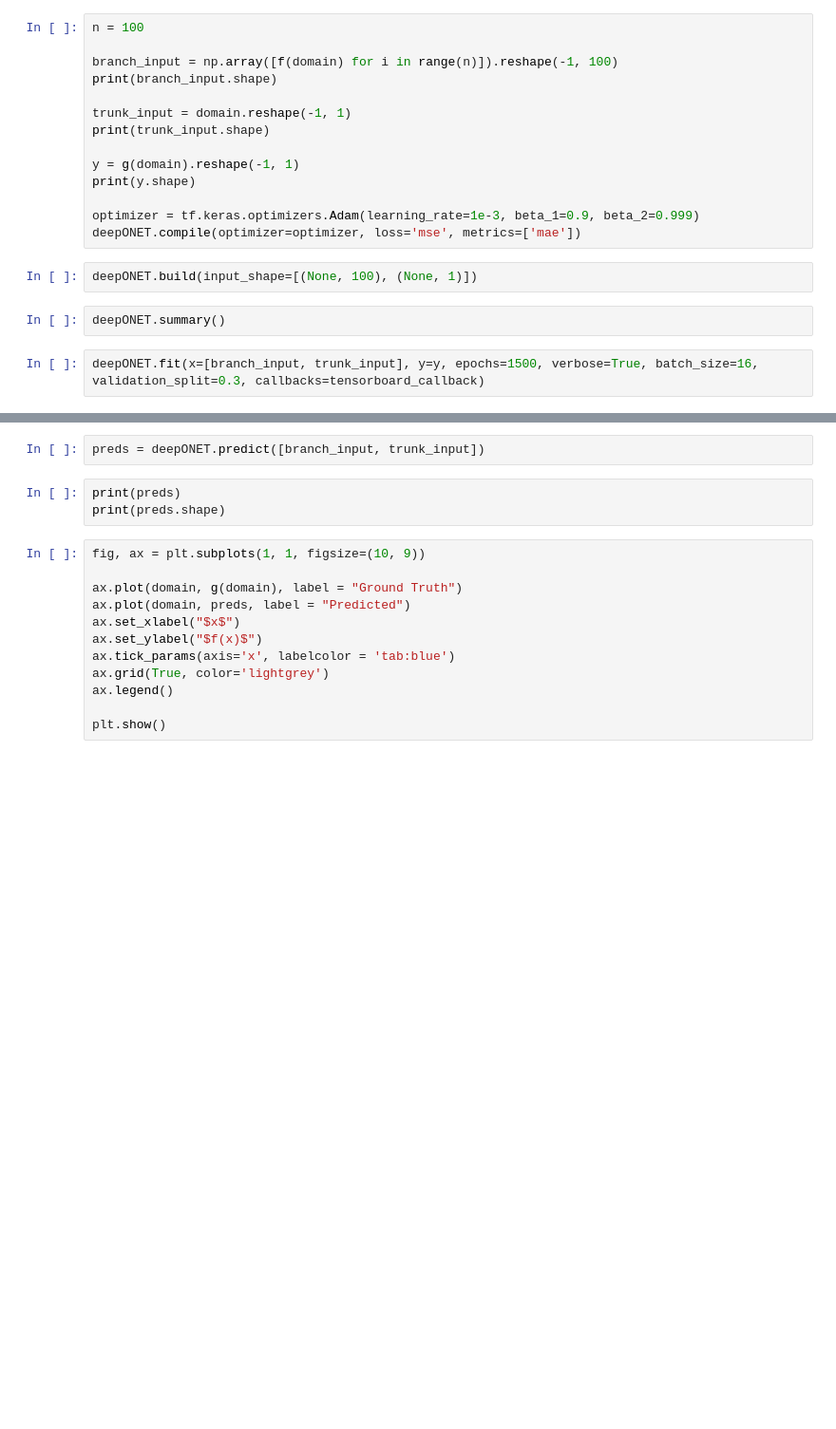
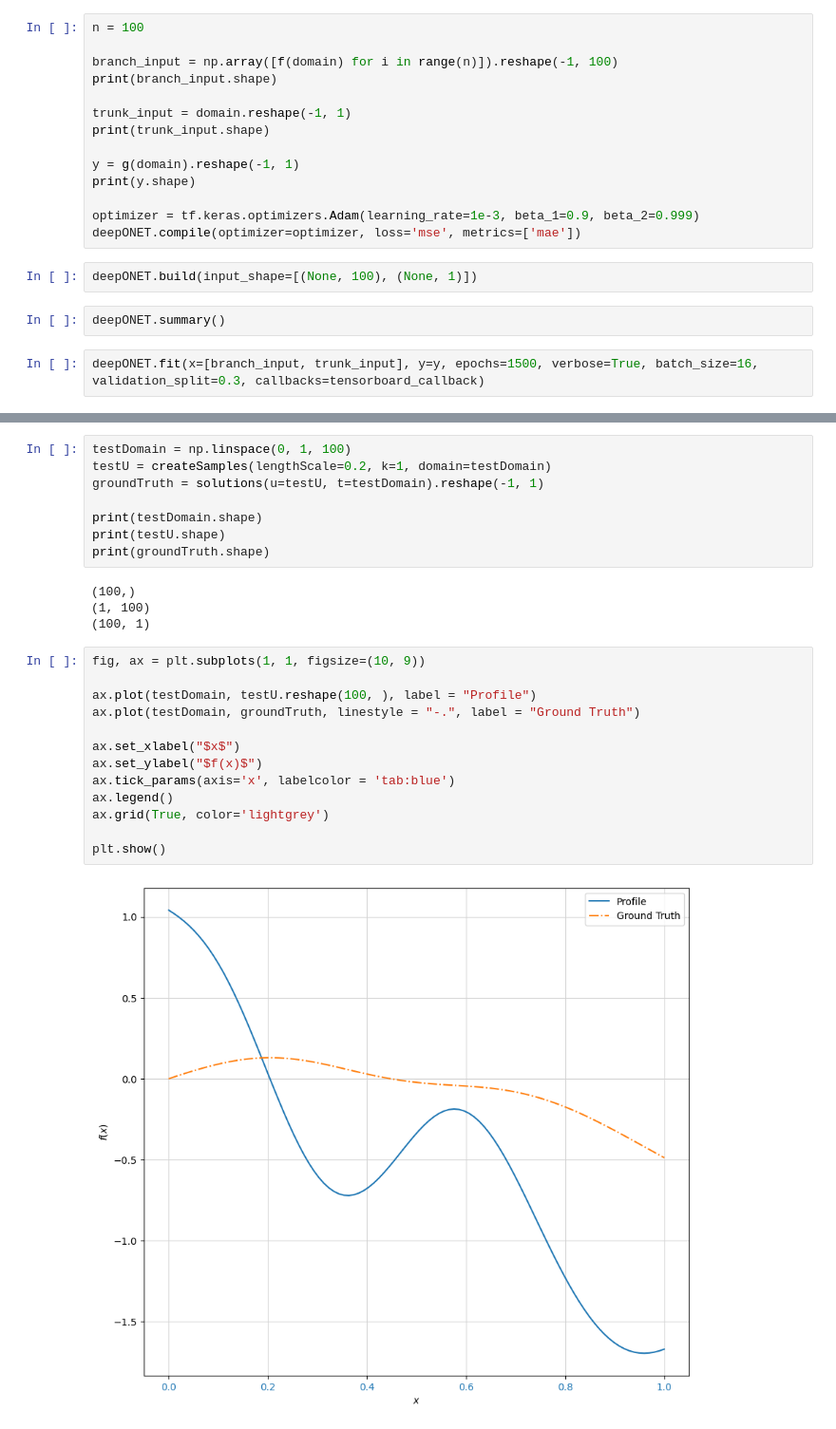
Before and after one commit to bkr11a/DeepONetPlayground, a Jupyter notebook: DeepONetTutorial.ipynb, the cells around one changed output, grey strips where cells are left out. Shown at 95% size. Drawn from its saved outputs; the diff is of its cells as text; blank space fills up the shorter version.

Commit message:
DeepONet Implementation on arbitary functions

```diff
--- a/DeepONetTutorial.ipynb
+++ b/DeepONetTutorial.ipynb
@@ -79,17 +232,27 @@ deepONET.fit(x=[branch_input, trunk_input], y=y, epochs=1500, verbose=True, batc
-# %%
-preds = deepONET.predict([branch_input, trunk_input])
-# %%
-print(preds)
-print(preds.shape)
+# %%
+testDomain = np.linspace(0, 1, 100)
+testU = createSamples(lengthScale=0.2, k=1, domain=testDomain)
+groundTruth = solutions(u=testU, t=testDomain).reshape(-1, 1)
+
+print(testDomain.shape)
+print(testU.shape)
+print(groundTruth.shape)
+# %% [output]
+(100,)
+(1, 100)
+(100, 1)
 # %%
 fig, ax = plt.subplots(1, 1, figsize=(10, 9))
 
-ax.plot(domain, g(domain), label = "Ground Truth")
-ax.plot(domain, preds, label = "Predicted")
+ax.plot(testDomain, testU.reshape(100, ), label = "Profile")
+ax.plot(testDomain, groundTruth, linestyle = "-.", label = "Ground Truth")
+
 ax.set_xlabel("$x$")
 ax.set_ylabel("$f(x)$")
 ax.tick_params(axis='x', labelcolor = 'tab:blue')
+ax.legend()
 ax.grid(True, color='lightgrey')
-ax.legend()
 
 plt.show()
+# %% [output]
+[figure, added]
```
Also changed, not shown: parts of 19 cells of this notebook, 9 other files.
